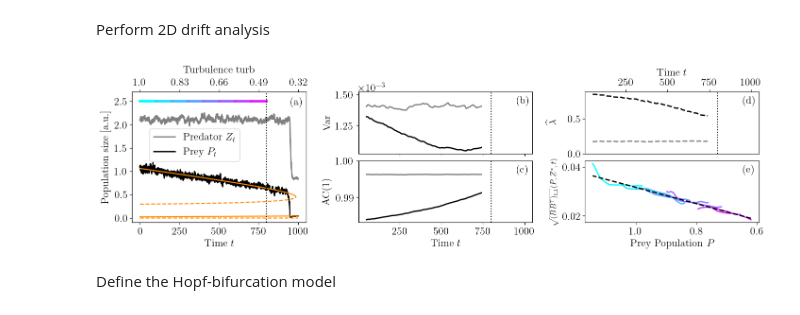
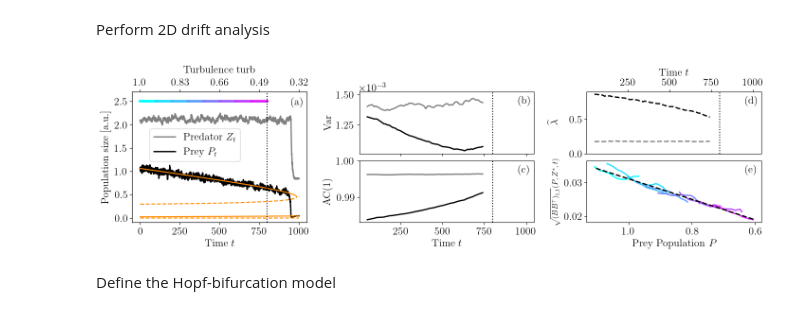
Before and after one commit to andreasmorr/KramersMoyalEWS, a Jupyter notebook: KM_EWS_plots.ipynb, the cells around one changed output. Drawn from its saved outputs; the diff is of its cells as text; code cells hidden in the pictures.

```diff
--- a/KM_EWS_plots.ipynb
+++ b/KM_EWS_plots.ipynb
@@ -408,7 +408,7 @@ d2samplelambdas = np.array(d2samplelambdas)
 meand2samplelambda = np.mean(d2samplelambdas, axis = 0)
 # %%
 importlib.reload(KM_EWS_methods)
-display_sample = 1
+display_sample = 2
 fig = plt.figure(figsize=(7.06*2,1.5*2))
 gs = fig.add_gridspec(2,3)
 xplt = fig.add_subplot(gs[0:2,0])
@@ -464,35 +464,35 @@ lambdad2plt.set_ylim(0,lambdad2plt.get_ylim()[1])
 lambdad2plt.set_ylabel(r"$\widehat{\lambda}$")
 lambdad2plt.text(0.91, 0.94, "(d)", transform=lambdad2plt.transAxes, verticalalignment='top', bbox=props)
 lambdad2plt.set_xlabel(r"Time $t$")
 lambdad2plt.xaxis.tick_top()
 lambdad2plt.xaxis.set_label_position('top')
 
 alledges = np.array([])
 allBB11 = np.array([])
 for k in range(colorsteps):
     [thisedges, thisBB11] = KM_EWS_methods.B11_km_analysis_2D(ppsamplepaths[display_sample][:,k*round(T_measure*OneOverDelta_t/colorsteps):(k+1)*round(T_measure*OneOverDelta_t/colorsteps)], Delta_t, bin_number=50)
     thisedges = thisedges[12:38]
     thisBB11 = thisBB11[12:38]
     alledges = np.append(alledges,thisedges)
     allBB11 = np.append(allBB11,thisBB11)
     m_fit, b_fit = np.polyfit(thisedges, np.sqrt(thisBB11), 1)
     bplt.plot(thisedges, np.sqrt(thisBB11), color = kmcolorrange(k/colorsteps), linewidth = theolinewidth)
     m_fit, b_fit = np.polyfit(alledges, np.sqrt(allBB11), 1)
 alledges_min = np.min(alledges)
 alledges_max = np.max(alledges)
 bplt.plot([alledges_min,alledges_max], [m_fit*alledges_min+b_fit,m_fit*alledges_max+b_fit], color = "black", linewidth = theolinewidth, linestyle = "dashed")
 bplt.set_ylabel(r"$\sqrt{(BB^\top)_{1,1}}(P,Z^*,t)$", fontsize=12)
 bplt.text(0.91, 0.94, "(e)", transform=bplt.transAxes, verticalalignment='top', bbox=props)
 bplt.set_xlabel("Prey Population $P$")
 bplt.set_xlim(bplt.get_xlim()[1],bplt.get_xlim()[0])
 
 xplt.yaxis.set_label_coords(-0.12,0.5)
 [plots.yaxis.set_label_coords(-0.15,.5) for plots in [varplt, ac1plt, lambdad2plt, bplt]]
 
 fig.subplots_adjust(left=.05, bottom=.07, right=.99, top=.99, hspace=.12, wspace=.3)
-#fig.savefig("Plots/PPVarAC1linLam" + time.strftime("%Y%m%d-%H%M%S") + '.pdf', transparent=True, bbox_inches="tight")
+fig.savefig("Plots/PPVarAC1linLam" + time.strftime("%Y%m%d-%H%M%S") + '.pdf', transparent=True, bbox_inches="tight")
 # %% [output]
-[figure, old version]
+[figure, new version]
 # %% [markdown]
 Define the Hopf-bifurcation model
 # %%
```
Also changed, not shown: parts of 5 cells of this notebook, 16 other files.
